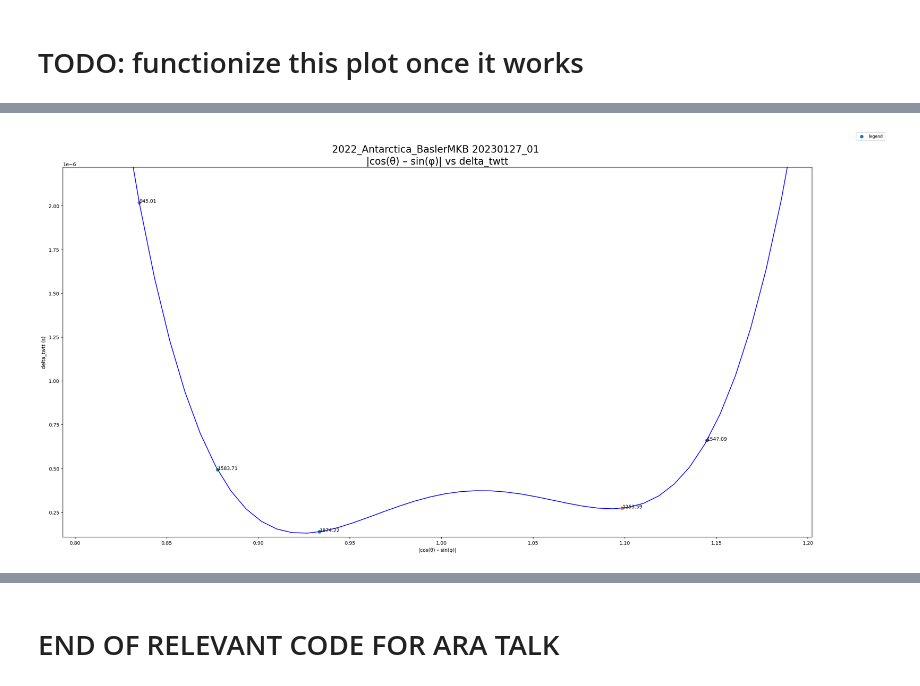
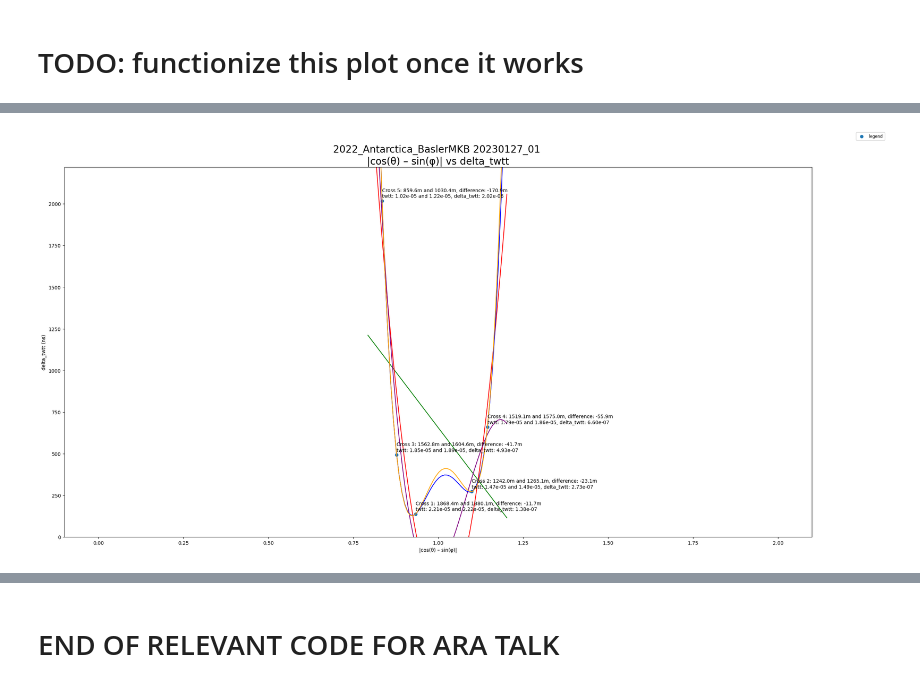
Before and after one commit to richardmoser/cresis_project, a Jupyter notebook: doit.ipynb, the cells around one changed output, grey strips where cells are left out. Drawn from its saved outputs; the diff is of its cells as text; code cells hidden in the pictures.

```diff
--- a/doit.ipynb
+++ b/doit.ipynb
@@ -592,9 +405,3 @@ NameError: name 'magnitude' is not defined
 - point conversion seems to be working so far
     - it does convert negative longitudes to positive longitudes, not sure if that makes a difference
 - need to investigate wht flow headings are varying over small distances
-# %%
-for i in range(len(flow_heading)):
-    print(f"flow_heading[{i}]: {flow_heading[i]}")
-    print(f"plane_heading_1[{i}]: {plane_heading_1[i]}")
-    print(f"plane_heading_2[{i}]: {plane_heading_2[i]}")
-    print(f"plane_heading_1 - flow_heading[{i}]: {abs(plane_heading_1[i] - flow_heading[i])}\n")
@@ -619,9 +408,22 @@ plane_heading_1 - flow_heading[5]: [45.29765755]
+# %%
+# print the lat-lon of the crossover points
+print(season + " " + flight)
+for i in range(len(intersection_points)):
+    print(f"intersection {i}: {intersection_points[i]}")
+    #print the depth of the crossover points
+    print(f"depth1: {depth1[i]}, depth2: {depth2[i]}, average: {depth[i]}")
+    print("")
 # %% [markdown]
 # TODO: functionize this plot once it works
 # %%
 # TODO: verify this plot is correct
 # TODO: verify the Y scale and label it
-    # Dave expects the delta_twtt to be ~0.1 sec
+    # Dave expects the delta_twtt to be ~55ns per his previous measurements
+    # I am getting ~550ns for delta_twtt
+
+micro = False
+print_time = True
+
 # plot delta_twtt vs |cos(angle - heading) - sin(angle - heading)| * |magnitude|  for each crossover point
 plt.figure(figsize=(24, 12), layout='constrained')
 # plt.scatter(np.abs(np.cos(np.radians(np.array(angle) - np.array(heading_1)))) * np.abs(np.array(magnitude)), delta_twtt, label='segment 1')
@@ -645,11 +447,50 @@ for i in range(len(delta_twtt)):
     theta = angle[i]
     phi = abs(plane_heading_1[i] - plane_heading_2[i])
     # print(f"theta: {theta}, phi: {phi} for i: {i}\n cos(theta): {np.cos(np.radians(theta))}, sin(phi): {np.sin(np.radians(phi))}")
-    plt.scatter(np.abs(np.cos(np.radians(theta)) - np.sin(np.radians(phi))), delta_twtt[i], label='segment 1')  # angle - heading
-    xdata = np.append(xdata, np.abs(np.cos(np.radians(theta)) - np.sin(np.radians(phi))))
-    ydata = np.append(ydata, delta_twtt[i])
+    # plt.scatter(np.abs(np.cos(np.radians(theta)) - np.sin(np.radians(phi))), delta_twtt[i], label='segment 1')  # angle - heading
+    delta_twtt_micros = delta_twtt[i] * 1e6
+    delta_twtt_ns = delta_twtt[i] * 1e9
+
+    xdata = np.append(xdata, np.abs(np.cos(np.radians(theta)) - np.sin(np.radians(phi))))  # |cos(θ) – sin(φ)|
+    # xdata.append(np.cos(np.radians(theta)) - np.abs(np.sin(np.radians(phi))))  # cos(θ) – |sin(φ)| <- this is the same as above except negative
+    # xdata.append(np.cos(np.radians(theta)) - np.sin(np.radians(phi)))  # cos(θ) – sin(φ)
+    if micro:
+        delta_twtt_unit = delta_twtt_micros  # delta_twtt (µs)
+        if print_time:
+            print("Using microseconds")
+            print_time = False
+    else:
+        delta_twtt_unit = delta_twtt_ns  # delta_twtt (ns)
+        if print_time:
+            print("Using nanoseconds")
+            print_time = False
+
+    ydata = np.append(ydata, delta_twtt_unit)
+
+# print(f"ydata: {ydata}")
+# print(f"ydata[1]: {ydata[1]}")
+
+# print(f"depth[1]: {depth[1]}")
+
+y_label_offset = max(ydata) * .01
+for i in range(len(xdata)):
+    # plt.text(xdata[i], ydata[i] + y_label_offset, f"Cross {i+1}: {depth[i]:.1f}m", fontsize=10)
+    plt.text(xdata[i], ydata[i] + y_label_offset, f"Cross {i+1}: {depth1[i]:.1f}m and {depth2[i]:.1f}m, difference: {depth1[i] - depth2[i]:.1f}m\ntwtt: {twtt[i][0]:.2e} and {twtt[i][1]:.2e}, delta_twtt: {twtt[i][1] - twtt[i][0]:.2e}", fontsize=10)
+    # plt.text(np.abs(np.cos(np.radians(theta)) - np.sin(np.radians(phi))), ydata[i], f"{depth[i]}", fontsize=10)
+
     # add a label with the depth of the crossover point near the point
-    plt.text(np.abs(np.cos(np.radians(theta)) - np.sin(np.radians(phi))), delta_twtt[i], f"{depth[i]:.2f}", fontsize=10)
+    # try:
+        # plt.text(np.abs(np.cos(np.radians(theta)) - np.sin(np.radians(phi))), delta_twtt[i], f"{depth[i]:.2f}", fontsize=10)
+        # plt.text(np.abs(np.cos(np.radians(theta)) - np.sin(np.radians(phi))), delta_twtt[i], f"{depth[i]}", fontsize=10)
+    # except:
+    #     print(f"error at {i}")
+    #     print(f"type of theta: {type(theta)}")
+    #     print(f"type of phi: {type(phi)}")
+    #     print(f"type of depth: {type(depth[i])}")
+
+# print(f"xdata: {xdata}")
+plt.scatter(xdata,ydata)
+
 # for each point, print the index and the delta_twtt
 # for i in range(len(delta_twtt)):
 #     plt.text(np.abs(np.cos(np.radians(np.array(flow_heading[i]) - np.array(plane_heading_1[i])))), delta_twtt[i], f"{i}: {delta_twtt[i]}")
@@ -658,7 +499,6 @@ for i in range(len(delta_twtt)):
 # plt.xlabel(" |cos(angle - heading)|")
 plt.xlabel("|cos(θ) – sin(φ)|")
 
-plt.ylabel("delta_twtt (s)")
 # plt.title(" |cos(angle - heading)| vs delta_twtt")
 # plt.title(f"{season} {flight} \n|cos(angle - heading)| vs delta_twtt", fontsize=20)
 plt.title(f"{season} {flight} \n|cos(θ) – sin(φ)| vs delta_twtt", fontsize=20)
@@ -668,8 +508,6 @@ plt.legend(["legend"], fontsize='smaller', loc='upper right', bbox_to_anchor=(1.
 # scale axes to be logarithmic
 # plt.xscale('log')
 plt.yscale('log')
-
-
 
 x = xdata
 y = ydata
@@ -685,11 +523,11 @@ polyline = np.linspace(.95 * min(xdata), 1.05 * max(xdata), 50)
 # plt.scatter(df.x, df.y)
 
 #add fitted polynomial lines to scatterplot
-# plt.plot(polyline, model1(polyline), color='green')
-# plt.plot(polyline, model2(polyline), color='red')
-# plt.plot(polyline, model3(polyline), color='purple')
+plt.plot(polyline, model1(polyline), color='green')
+plt.plot(polyline, model2(polyline), color='red')
+plt.plot(polyline, model3(polyline), color='purple')
 plt.plot(polyline, model4(polyline), color='blue')
-# plt.plot(polyline, model5(polyline), color='orange')
+plt.plot(polyline, model5(polyline), color='orange')
 
 
 
@@ -701,9 +539,16 @@ dir = os.getcwd()
 plt.savefig(f"{dir}\\screens\\{season}_{flight}_cos_angle_heading_vs_delta_twtt_logy.png", dpi=300)
 
 # set the y max to 1.1 * the max delta_twtt
-plt.ylim(0, 1.1 * max(delta_twtt))
-# set the x bounds to 0.9 * the min and 1.1 * the max of the x data
-plt.xlim(0.95 * min(xdata), 1.05 * max(xdata))
+
+if micro:
+    plt.ylim(1 * 10 ** -16, 1.1 * abs(max(ydata))) # setting the low bound to 0 caused a warning. Apparently 0 is a negative number.
+    plt.ylabel("delta_twtt (µs)")
+else:
+    plt.ylim(1 * 10 ** -16, 1.1 * abs(max(ydata))) # setting the low bound to 0 caused a warning. Apparently 0 is a negative number.
+    plt.ylabel("delta_twtt (ns)")
+# print(f"abs(max(delta_twtt)): {abs(max(delta_twtt))}")
+# set the x bounds to -0.1 to 2.1
+plt.xlim(-0.1, 2.1)
 
 
 plt.yscale('linear')
@@ -719 +565 @@ print(f"saved plot as {dir}\\screens\\{season}_{flight}_cos_angle_heading_vs_del
-[figure, old version]
+[figure, new version]
```
Also changed, not shown: parts of 22 cells of this notebook, 2 other files.
